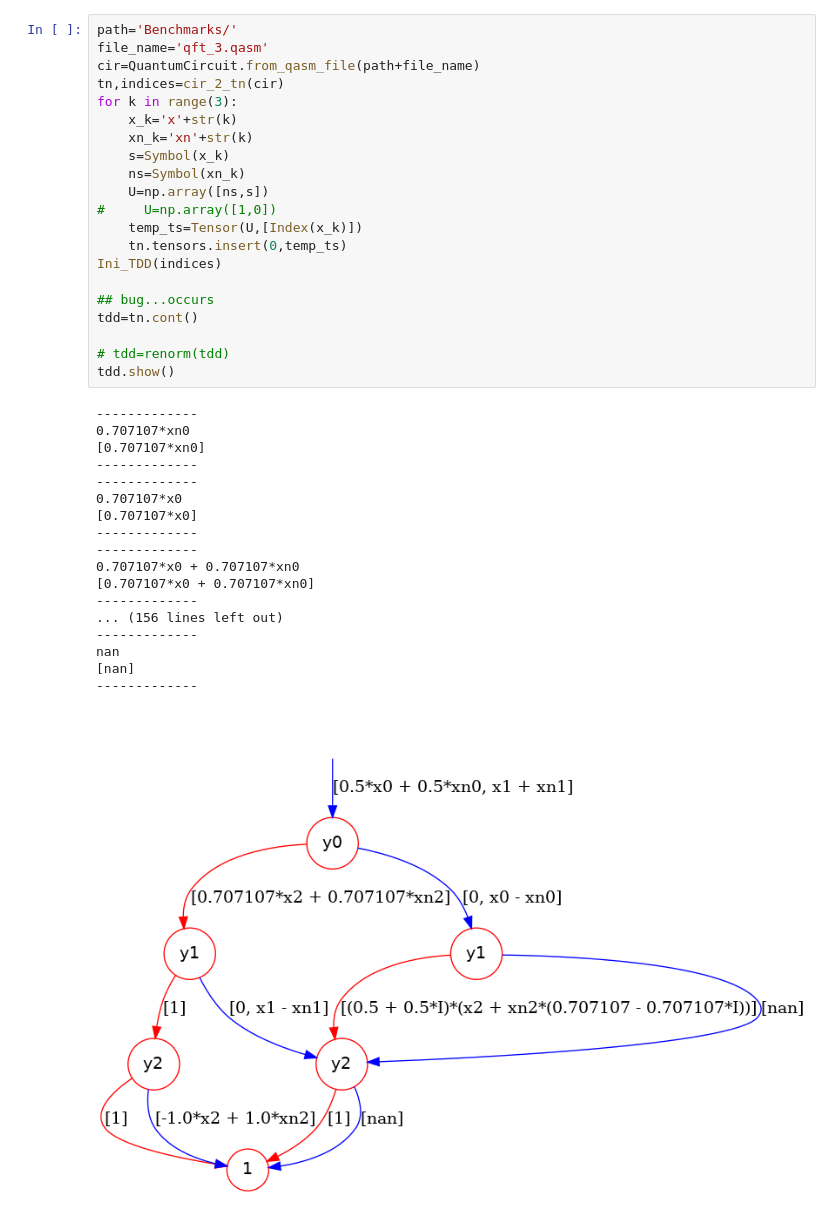
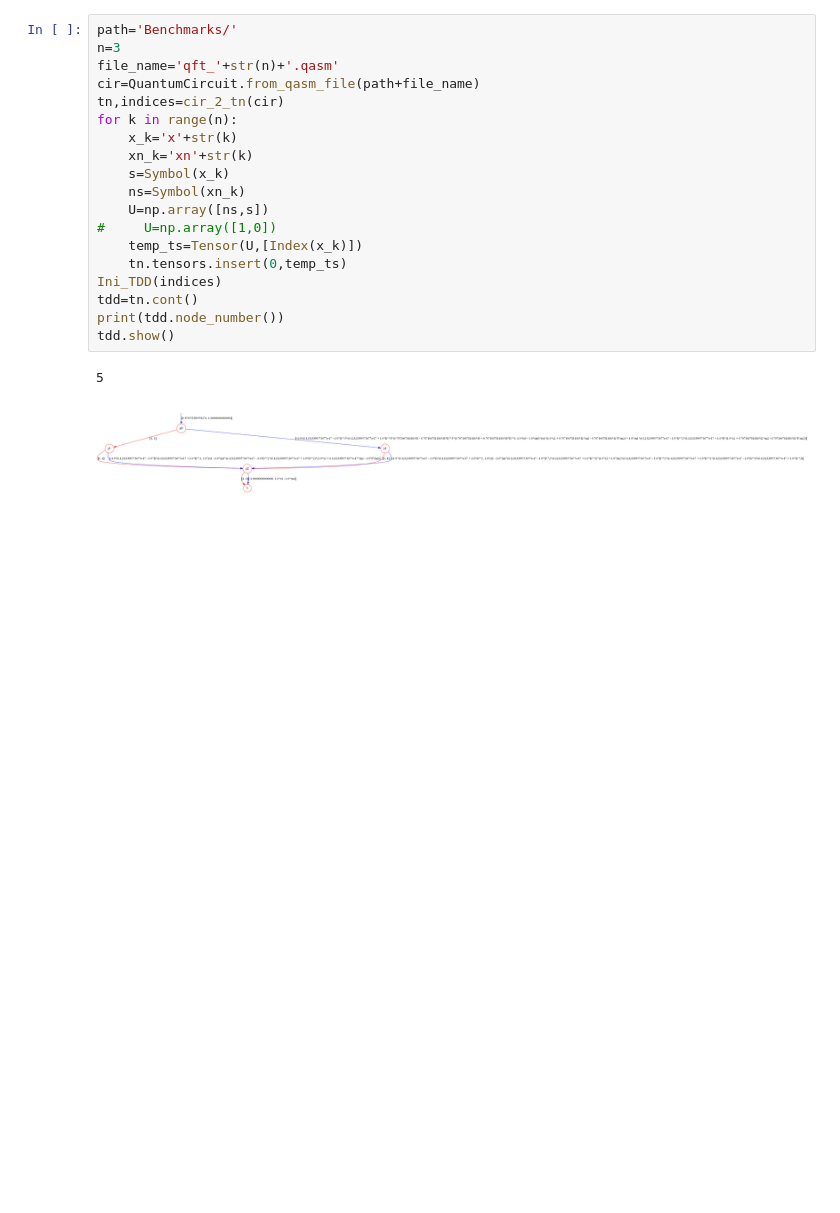
Before and after one commit to Veriqc/Symbol_TDD, a Jupyter notebook: Test_Binary.ipynb, the cells around one changed output. Cells and saved outputs as stored; diff of their text form; blank space fills up the shorter version.

```diff
--- a/Test_Binary.ipynb
+++ b/Test_Binary.ipynb
@@ -40,40 +36,22 @@ IndexError: list assignment index out of range
 # %%
 path='Benchmarks/'
-file_name='qft_3.qasm'
+n=3
+file_name='qft_'+str(n)+'.qasm'
 cir=QuantumCircuit.from_qasm_file(path+file_name)
 tn,indices=cir_2_tn(cir)
-for k in range(3):
+for k in range(n):
     x_k='x'+str(k)
     xn_k='xn'+str(k)
     s=Symbol(x_k)
     ns=Symbol(xn_k)
     U=np.array([ns,s])
 #     U=np.array([1,0])
     temp_ts=Tensor(U,[Index(x_k)])
     tn.tensors.insert(0,temp_ts)
 Ini_TDD(indices)
-
-## bug...occurs
 tdd=tn.cont()
-
-# tdd=renorm(tdd)
+print(tdd.node_number())
 tdd.show()
 # %% [output]
--------------
-0.707107*xn0
-[0.707107*xn0]
--------------
--------------
-0.707107*x0
-[0.707107*x0]
--------------
--------------
-0.707107*x0 + 0.707107*xn0
-[0.707107*x0 + 0.707107*xn0]
--------------
-... (156 lines left out)
--------------
-nan
-[nan]
--------------
+5
-[figure, old version]
+[figure, new version]
```
Also changed, not shown: parts of 19 cells of this notebook, 1 other file.
